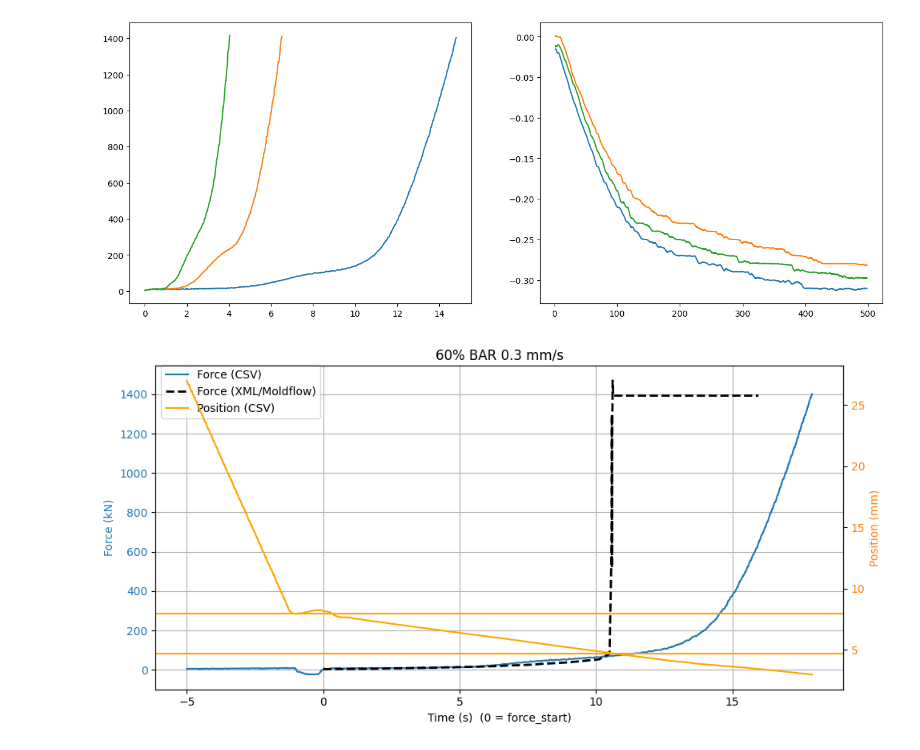
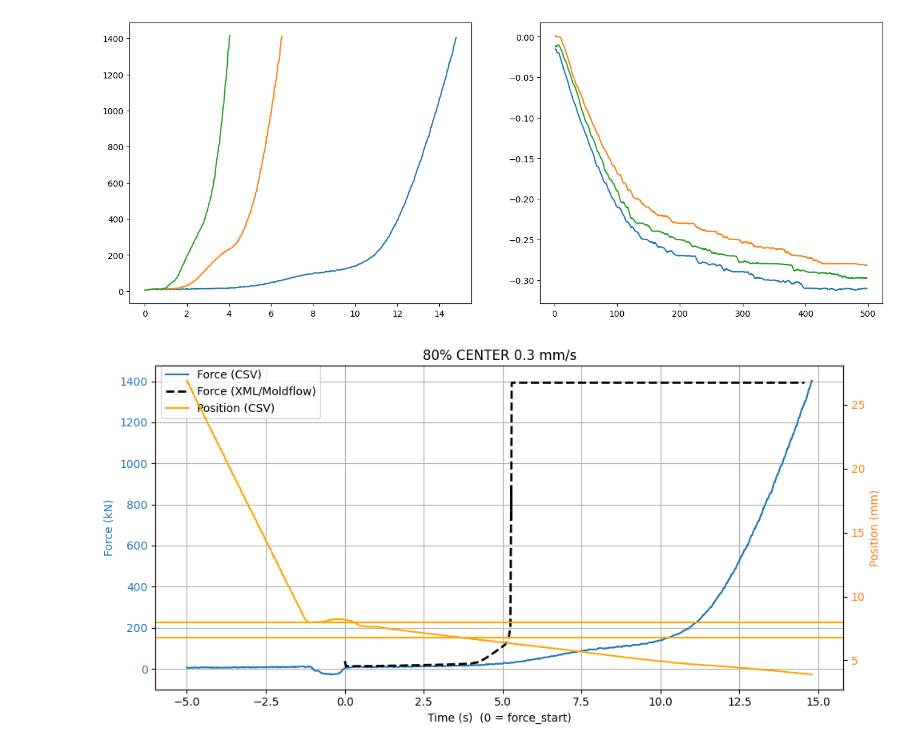
Before and after one commit to mariogov/moldflow_automation, a Jupyter notebook: data-plot.ipynb, the cells around one changed output. Saved outputs shown, nothing was run; the diff lists cells and outputs as text; code cells hidden in the pictures.

```diff
--- a/data-plot.ipynb
+++ b/data-plot.ipynb
@@ -324,7 +329,7 @@ for group_idx, group in enumerate(custom_groups):
 [figure]
 [figure]
 # %%
-xml_path = r"H:\Real_data\press_force_try.xml"
+xml_path = r"H:\Real_data\validation03.xml"
 
 # --- helper: get label from your groups ---
 def get_label_from_index(custom_groups, idx):
@@ -391,7 +396,7 @@ tmin, tmax = dfw['Time_seconds'].min(), dfw['Time_seconds'].max()
 mask_xml = (xml_t >= tmin) & (xml_t <= tmax)
 # %%
 
-index = 0
+index = 10
 info = file_info[index]
 label = get_label_from_index(custom_groups, index)
 # Load data
@@ -435,35 +440,35 @@ dfw['Time_seconds'] = (dfw['Time'] - force_start).dt.total_seconds()
 # --- Plot force + position together ---
 fig, ax1 = plt.subplots(figsize=(10, 5))
 
 # Force on left y-axis
 ax1.plot(dfw['Time_seconds'], dfw['Force'], color='tab:blue', label="Force (CSV)")
 ax1.set_xlabel("Time (s)  (0 = force_start)")
 ax1.set_ylabel("Force (kN)", color='tab:blue')
 ax1.tick_params(axis='y', labelcolor='tab:blue')
 
 # XML Force
 ax1.plot(xml_t[mask_xml], xml_pos_mm[mask_xml], linestyle='--', color='black',
          linewidth=2.0, label='Force (XML/Moldflow)')
 ax1.grid(True)
 
 # Position on right y-axis
 ax2 = ax1.twinx()
 ax2.plot(dfw['Time_seconds'], dfw['Pos'], color='orange', label="Position (CSV)")
 ax2.axhline(8.0, color='orange', linestyle='-')
-ax2.axhline(4.7, color='orange', linestyle='-')
+ax2.axhline(6.8, color='orange', linestyle='-')
 ax2.set_ylabel("Position (mm)", color='tab:orange')
 ax2.tick_params(axis='y', labelcolor='tab:orange')
 
 # 🔑 Combine legends from both axes
 lines1, labels1 = ax1.get_legend_handles_labels()
 lines2, labels2 = ax2.get_legend_handles_labels()
 ax1.legend(lines1 + lines2, labels1 + labels2, loc='upper left', bbox_to_anchor=(0, 1.02))
 
 plt.title(label)
 fig.tight_layout()
 plt.show()
 # %% [output]
-[figure, old version]
+[figure, new version]
 # %%
 # --- Compute speed ---
 dfw['Speed'] = np.gradient(dfw['Pos'], dfw['Time_seconds'])
```
Also changed, not shown: parts of 1 cell of this notebook, 4 other files.
